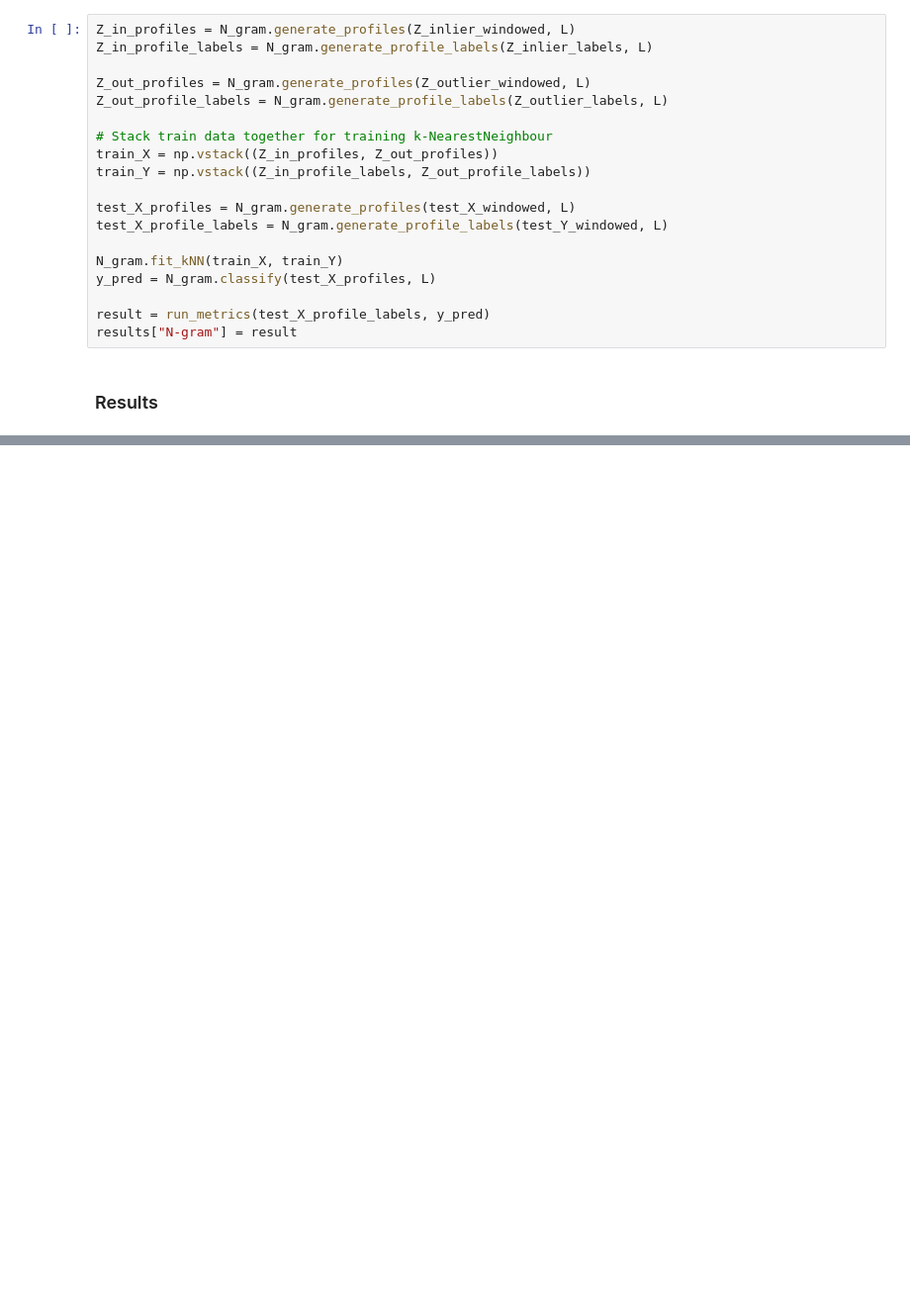
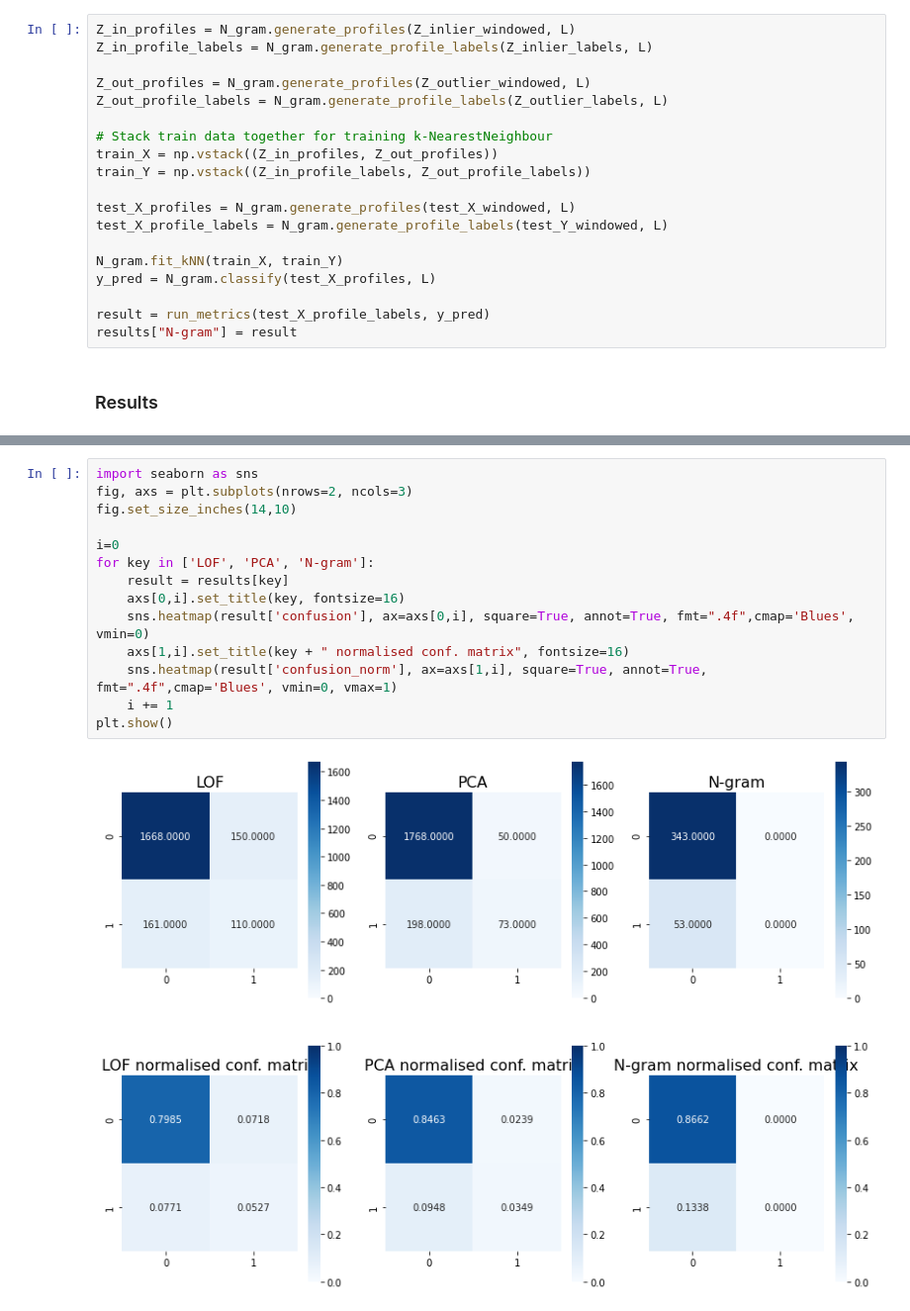
Before and after one commit to sharwinbobde/cyber-data-analytics, a Jupyter notebook: Part-2/task-6.ipynb, the cells around one changed output, grey strips where cells are left out. Shown at 99% size. Cells and saved outputs as stored; diff of their text form; blank space fills up the shorter version.

```diff
--- a/Part-2/task-6.ipynb
+++ b/Part-2/task-6.ipynb
@@ -227,0 +260,16 @@ plt.show()
+# %%
+import seaborn as sns
+fig, axs = plt.subplots(nrows=2, ncols=3)
+fig.set_size_inches(14,10)
+
+i=0
+for key in ['LOF', 'PCA', 'N-gram']:
+    result = results[key]
+    axs[0,i].set_title(key, fontsize=16)
+    sns.heatmap(result['confusion'], ax=axs[0,i], square=True, annot=True, fmt=".4f",cmap='Blues', vmin=0)
+    axs[1,i].set_title(key + " normalised conf. matrix", fontsize=16)
+    sns.heatmap(result['confusion_norm'], ax=axs[1,i], square=True, annot=True, fmt=".4f",cmap='Blues', vmin=0, vmax=1)
+    i += 1
+plt.show()
+# %% [output]
+[figure, added]
```
Also changed, not shown: parts of 3 cells of this notebook, 3 other files.
